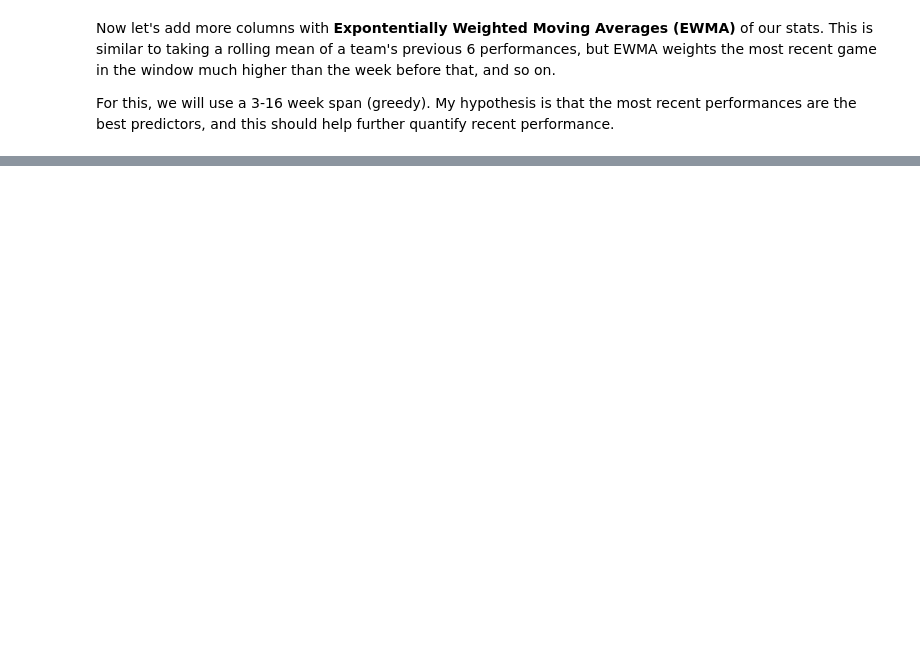
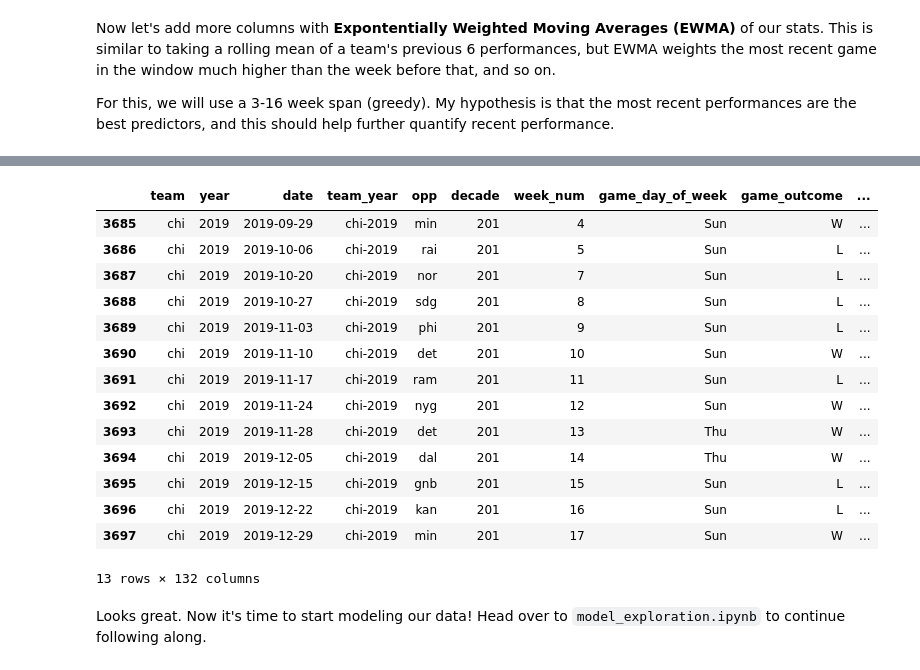
Before and after one commit to edubu2/metis-project2, a Jupyter notebook: code/clean_game_data.ipynb, the cells around one changed output, grey strips where cells are left out. Cells and saved outputs as stored; diff of their text form; code cells hidden in the pictures; blank space fills up the shorter version.

Commit message:
Change clean files to ensure all opp columns are captured

```diff
--- a/code/clean_game_data.ipynb
+++ b/code/clean_game_data.ipynb
@@ -297,0 +331,2 @@ Looks good!!
+# %%
+game_df.dropna(axis=0, how="any", subset=["roll3_pts_off"], inplace=True)
@@ -297,0 +372,23 @@ Looks good!!
+# %%
+opp_pull_cols = ['game_id', 'team', 'opp', 'prev_wins', 'prev_losses',
+       'prev_ties', 'roll3_result_win', 'roll3_num_wins', 'roll3_result_tie',
+       'roll3_num_ties', 'prev_pts_off', 'prev_pts_def',
+       'prev_margin', 'prev_first_down_off', 'prev_yards_off',
+       'prev_pass_yds_off', 'prev_rush_yds_off', 'prev_to_off',
+       'prev_first_down_def', 'prev_yards_def', 'prev_pass_yds_def',
+       'prev_rush_yds_def', 'prev_to_def', 'prev_result_tie',
+       'prev_result_win', 'roll3_pts_off', 'roll3_pts_def', 'roll3_margin',
+       'roll3_first_down_off', 'roll3_yards_off', 'roll3_pass_yds_off',
+       'roll3_rush_yds_off', 'roll3_to_off', 'roll3_yards_def',
+       'roll3_pass_yds_def', 'roll3_rush_yds_def', 'roll3_to_def', 'ewma_result_win',
+       'ewma_result_tie', 'ewma_num_wins', 'ewma_num_ties',
+       'ewma_pts_off', 'ewma_pts_def', 'ewma_margin', 'ewma_first_down_off',
+       'ewma_yards_off', 'ewma_pass_yds_off', 'ewma_rush_yds_off',
+       'ewma_to_off', 'ewma_yards_def', 'ewma_pass_yds_def',
+       'ewma_rush_yds_def', 'ewma_to_def']
+# %%
+# convert all cols to float
+
+game_df[opp_pull_cols] = game_df[opp_pull_cols].fillna(0)
+for col in opp_pull_cols[3:]:
+    game_df[col] = game_df[col].astype(float)
@@ -297,0 +397,6 @@ Looks good!!
+# %%
+game_df = (game_df
+             .merge(right=game_df[opp_pull_cols],
+                    left_on=['game_id', 'team'],
+                    right_on=['game_id', 'opp'],
+                    suffixes=[None, '_opp']))
@@ -297,0 +434,21 @@ Looks good!!
+# %%
+mask = game_df['team_year'] == 'chi-2019'
+game_df[mask]
+# %% [output]
+|  | team | year | date | team_year | opp | decade | week_num | game_day_of_week | game_outcome | ... |
+| 3685 | chi | 2019 | 2019-09-29 | chi-2019 | min | 201 | 4 | Sun | W | ... |
+| 3686 | chi | 2019 | 2019-10-06 | chi-2019 | rai | 201 | 5 | Sun | L | ... |
+| 3687 | chi | 2019 | 2019-10-20 | chi-2019 | nor | 201 | 7 | Sun | L | ... |
+| 3688 | chi | 2019 | 2019-10-27 | chi-2019 | sdg | 201 | 8 | Sun | L | ... |
+| 3689 | chi | 2019 | 2019-11-03 | chi-2019 | phi | 201 | 9 | Sun | L | ... |
+| 3690 | chi | 2019 | 2019-11-10 | chi-2019 | det | 201 | 10 | Sun | W | ... |
+| 3691 | chi | 2019 | 2019-11-17 | chi-2019 | ram | 201 | 11 | Sun | L | ... |
+| 3692 | chi | 2019 | 2019-11-24 | chi-2019 | nyg | 201 | 12 | Sun | W | ... |
+| 3693 | chi | 2019 | 2019-11-28 | chi-2019 | det | 201 | 13 | Thu | W | ... |
+| 3694 | chi | 2019 | 2019-12-05 | chi-2019 | dal | 201 | 14 | Thu | W | ... |
+| 3695 | chi | 2019 | 2019-12-15 | chi-2019 | gnb | 201 | 15 | Sun | L | ... |
+| 3696 | chi | 2019 | 2019-12-22 | chi-2019 | kan | 201 | 16 | Sun | L | ... |
+| 3697 | chi | 2019 | 2019-12-29 | chi-2019 | min | 201 | 17 | Sun | W | ... |
+13 rows × 132 columns
+# %% [markdown]
+Looks great. Now it's time to start modeling our data! Head over to `model_exploration.ipynb` to continue following along.
```
Also changed, not shown: parts of 26 cells of this notebook, 1 other file.
